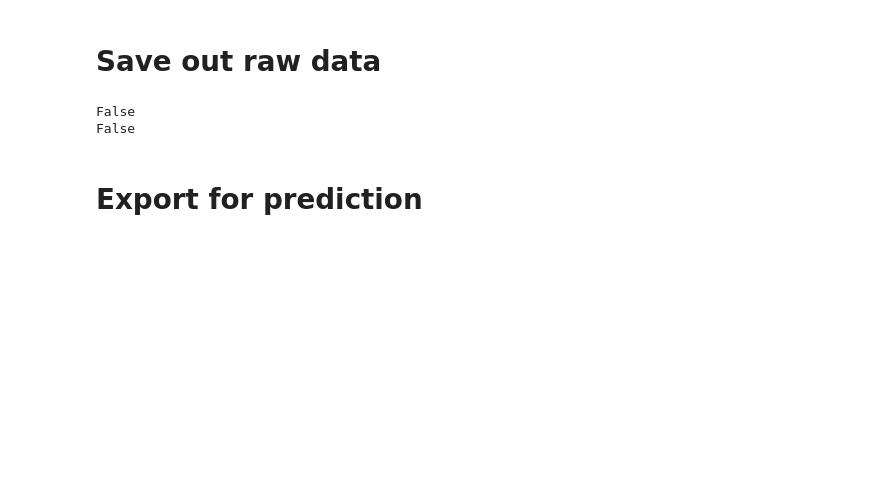
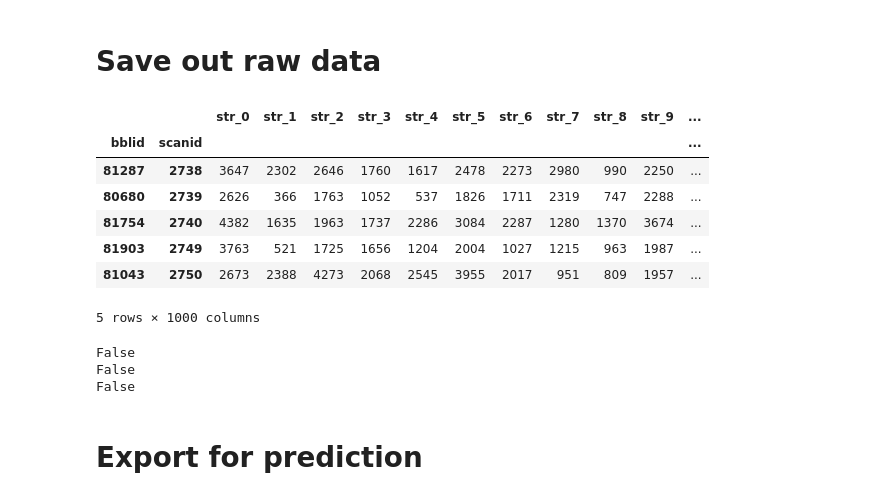
Before and after one commit to lindenmp/neurodev_cs_predictive, a Jupyter notebook: 1_code/1_compute_node_features.ipynb, the cells around one changed output. Saved outputs shown, nothing was run; the diff lists cells and outputs as text; code cells hidden in the pictures; blank space fills up the shorter version.

```diff
--- a/1_code/1_compute_node_features.ipynb
+++ b/1_code/1_compute_node_features.ipynb
@@ -215,10 +270,23 @@ for c in c_params:
 # %% [markdown]
 # Save out raw data
+# %%
+df_node.head()
+# %% [output]
+|  |  | str_0 | str_1 | str_2 | str_3 | str_4 | str_5 | str_6 | str_7 | str_8 | str_9 | ... |
+| bblid | scanid |  |  |  |  |  |  |  |  |  |  | ... |
+| 81287 | 2738 | 3647 | 2302 | 2646 | 1760 | 1617 | 2478 | 2273 | 2980 | 990 | 2250 | ... |
+| 80680 | 2739 | 2626 | 366 | 1763 | 1052 | 537 | 1826 | 1711 | 2319 | 747 | 2288 | ... |
+| 81754 | 2740 | 4382 | 1635 | 1963 | 1737 | 2286 | 3084 | 2287 | 1280 | 1370 | 3674 | ... |
+| 81903 | 2749 | 3763 | 521 | 1725 | 1656 | 1204 | 2004 | 1027 | 1215 | 963 | 1987 | ... |
+| 81043 | 2750 | 2673 | 2388 | 4273 | 2068 | 2545 | 3955 | 2017 | 951 | 809 | 1957 | ... |
+5 rows × 1000 columns
 # %%
 print(df_node.isna().any().any())
 print(df_node_ac_overc.isna().any().any())
+print(df_node_ac_i2.isna().any().any())
 # %% [output]
 False
 False
+False
 # %%
 np.save(os.path.join(storedir, outfile_prefix+'A'), A)
```
Also changed, not shown: parts of 21 cells of this notebook, 1 other file.
